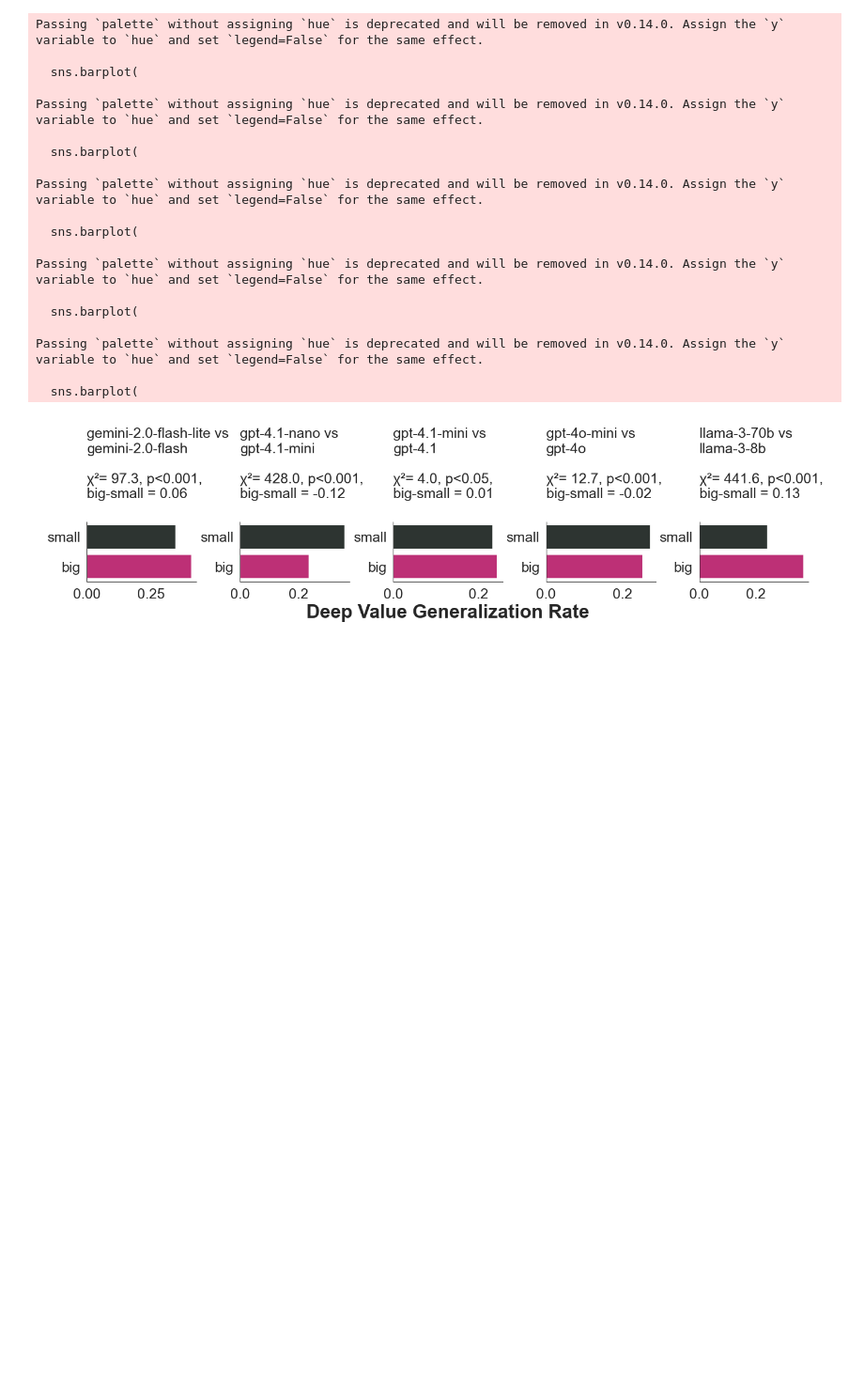
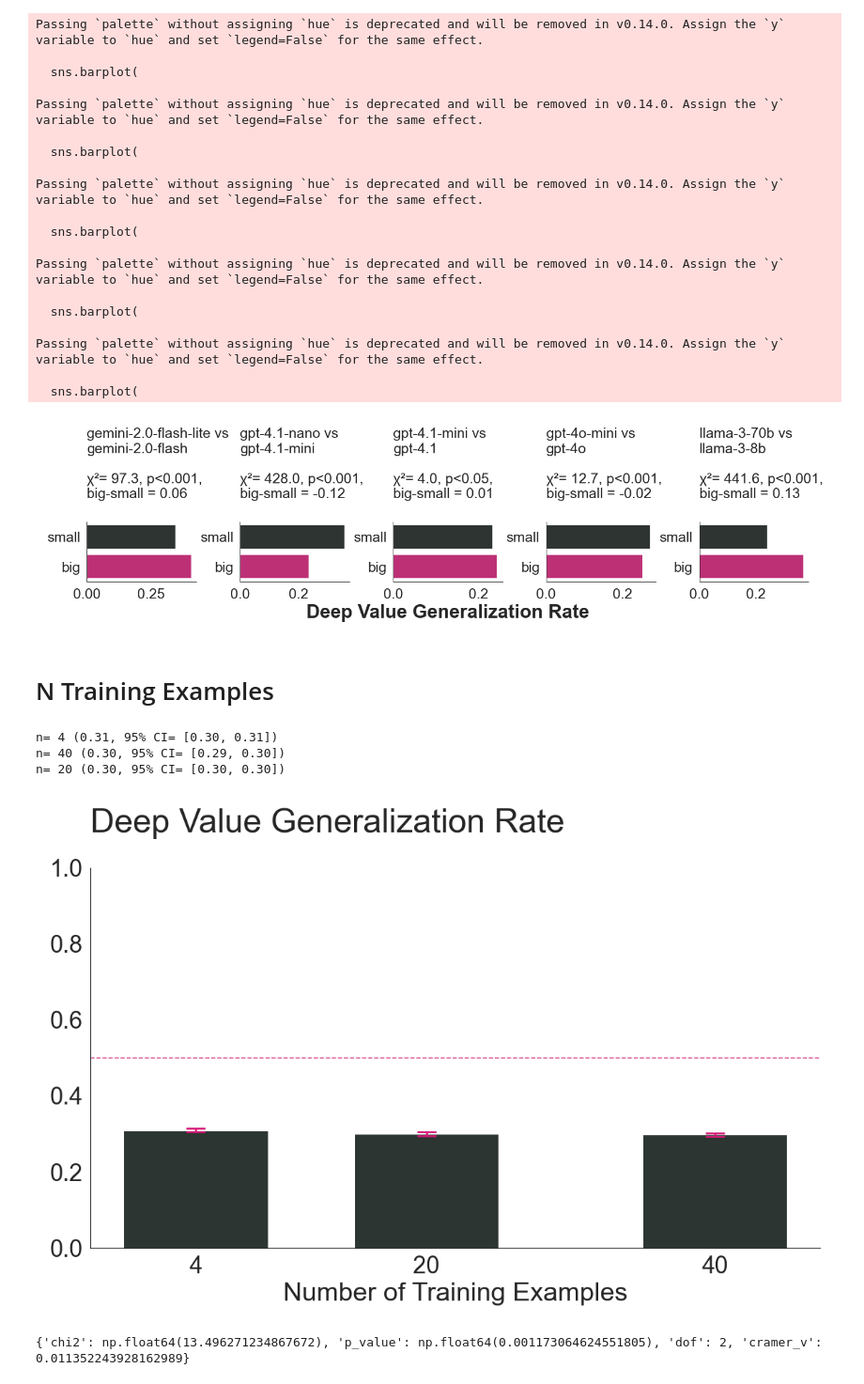
Before and after one commit to josh-ashkinaze/dvb, a Jupyter notebook: 9_run_stats_two.ipynb, the cells around one changed output. Shown: that part at 94% size. Saved outputs shown, nothing was run; the diff lists cells and outputs as text; code cells hidden in the pictures; blank space fills up the shorter version.

```diff
--- a/9_run_stats_two.ipynb
+++ b/9_run_stats_two.ipynb
@@ -948,0 +947,68 @@ df
+# %% [markdown]
+# N Training Examples
+# %%
+import matplotlib.pyplot as plt
+import pandas as pd
+import numpy as np
+from statsmodels.stats.proportion import proportion_confint
+
+
+train_df = []
+n_training_examples = df['n_training_examples'].unique()
+
+for n in n_training_examples:
+    tdf = df[df['n_training_examples'] == n]
+    y_sum = tdf['generalized_deep_value'].sum()
+    y_mean = tdf['generalized_deep_value'].mean()
+    low, high = proportion_confint(y_sum, len(tdf), method='wilson')
+    train_df.append({
+        'n_training_examples': n,
+        'point_estimate': y_mean,
+        'low': low,
+        'high': high
+    })
+    print(f"n= {n} ({y_mean:.2f}, 95% CI= [{low:.2f}, {high:.2f}])")
+
+train_dfs = pd.DataFrame(train_df)
+
+plt.figure(figsize=(12, 8))
+
+bars = plt.bar(
+    train_dfs['n_training_examples'],
+    train_dfs['point_estimate'],
+    color=mypal[0],
+    width=10
+)
+
+# Error bars
+plt.errorbar(
+    train_dfs['n_training_examples'],
+    train_dfs['point_estimate'],
+    yerr=[
+        train_dfs['point_estimate'] - train_dfs['low'],
+        train_dfs['high'] - train_dfs['point_estimate']
+    ],
+    fmt='none',
+    color=mypal[1],
+    capsize=10,
+    capthick=2,
+    elinewidth=2
+)
+
+plt.xticks(train_dfs['n_training_examples'], labels=train_dfs['n_training_examples'], rotation=0)
+
+plt.ylim(0, 1)
+plt.axhline(y=0.5, color=mypal[1], linestyle='--', alpha=0.7)
+plt.xlabel('Number of Training Examples')
+plt.title('Deep Value Generalization Rate')
+plt.tight_layout()
+
+plt.show()
+
+print(chi2(df['n_training_examples'], df['generalized_deep_value'], report_cramer=True))
+# %% [output]
+n= 4 (0.31, 95% CI= [0.30, 0.31])
+n= 40 (0.30, 95% CI= [0.29, 0.30])
+n= 20 (0.30, 95% CI= [0.30, 0.30])
+[figure, added]
+{'chi2': np.float64(13.496271234867672), 'p_value': np.float64(0.001173064624551805), 'dof': 2, 'cramer_v': 0.011352243928162989}
```
Also changed, not shown: parts of 6 cells of this notebook.
